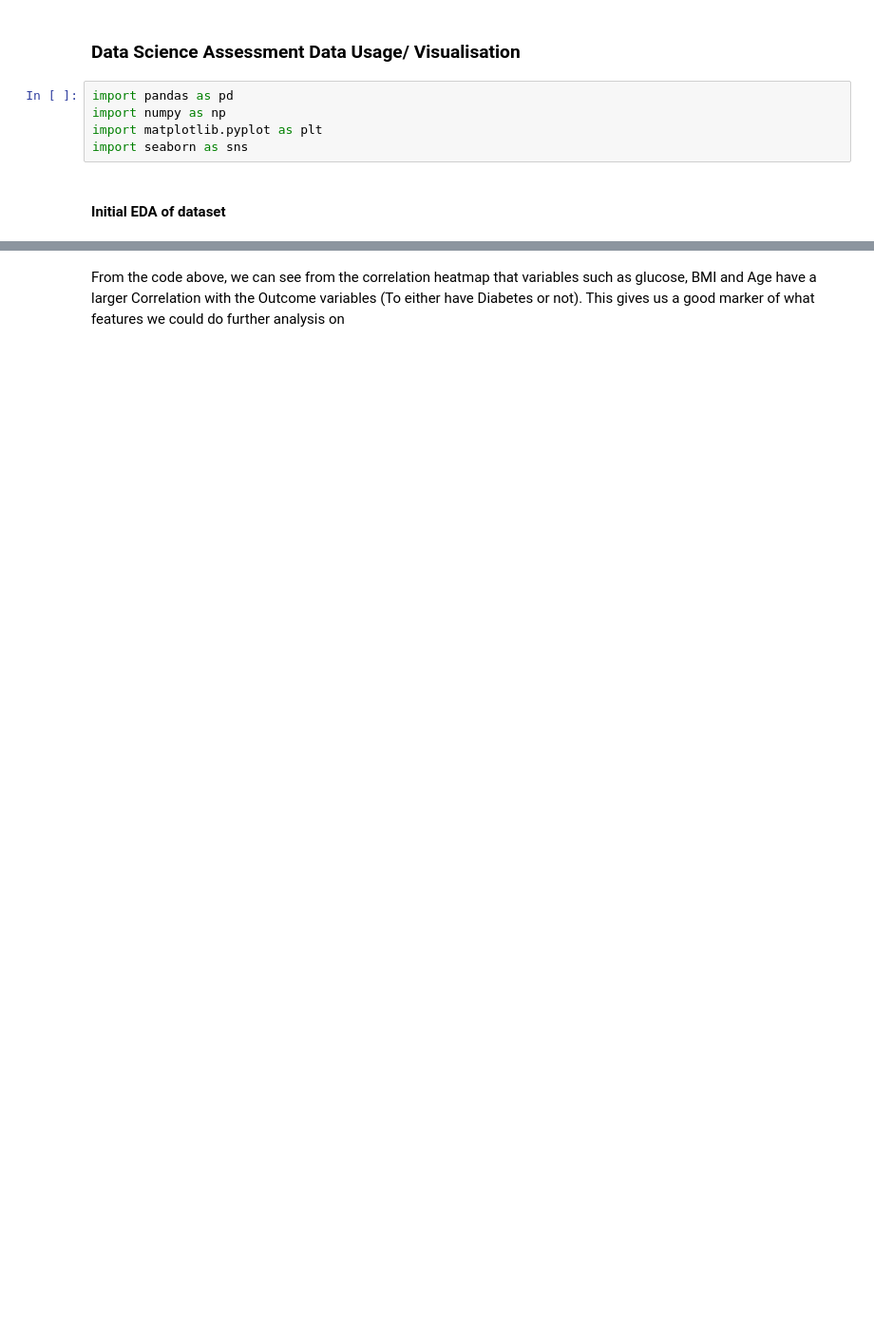
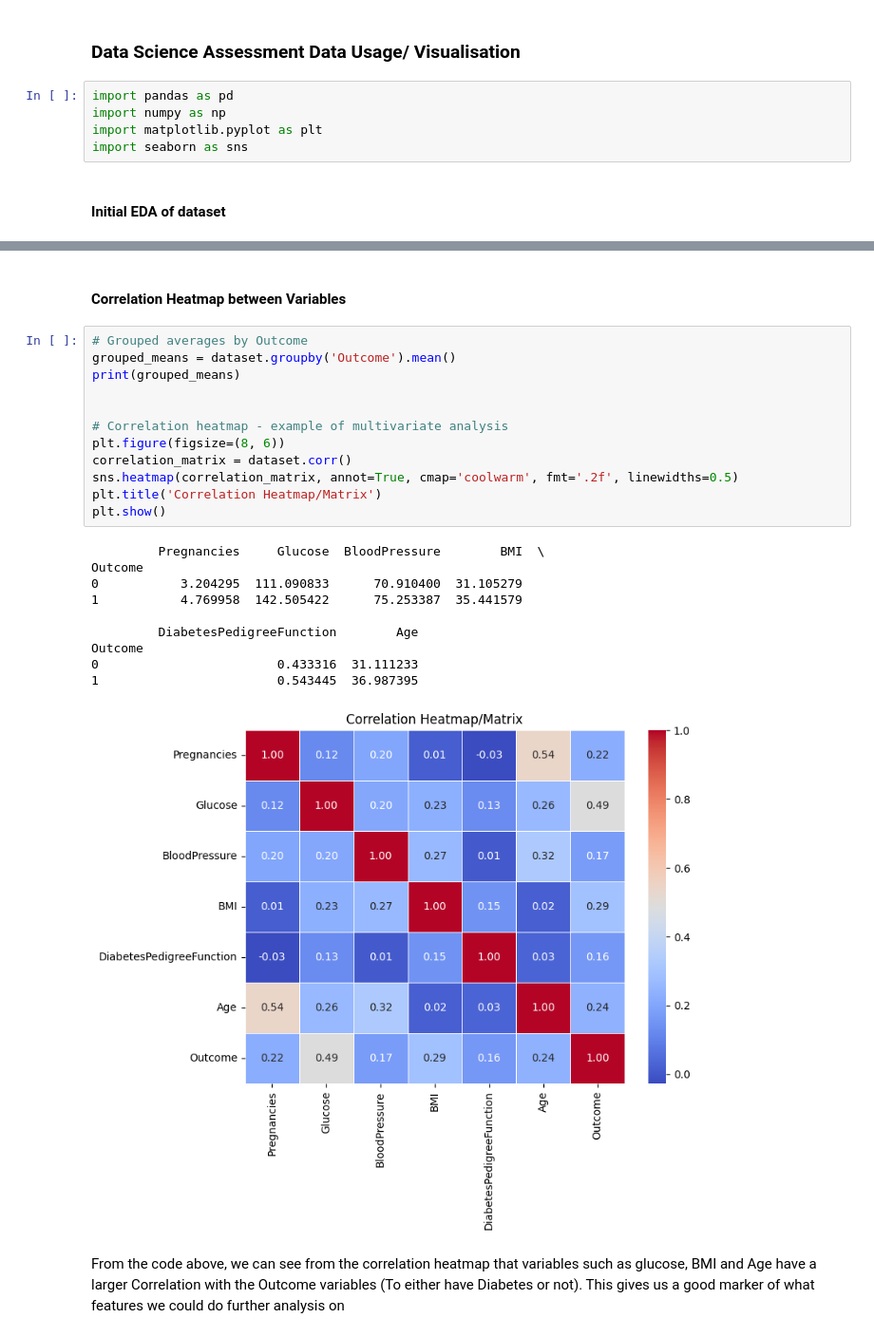
Before and after one commit to MattMW04/Data-Science-Assessment, a Jupyter notebook: Asessment-Data-Usage.ipynb, the cells around one changed output, grey strips where cells are left out. Shown: that part at 95% size. Cells and saved outputs as stored; diff of their text form; blank space fills up the shorter version.

Commit message:
Started reorganisation of visualisations

```diff
--- a/Asessment-Data-Usage.ipynb
+++ b/Asessment-Data-Usage.ipynb
@@ -120,2 +77,27 @@ Outcome
+# %% [markdown]
+#### Correlation Heatmap between Variables
+# %%
+# Grouped averages by Outcome
+grouped_means = dataset.groupby('Outcome').mean()
+print(grouped_means)
+
+
+# Correlation heatmap - example of multivariate analysis
+plt.figure(figsize=(8, 6))
+correlation_matrix = dataset.corr()
+sns.heatmap(correlation_matrix, annot=True, cmap='coolwarm', fmt='.2f', linewidths=0.5)
+plt.title('Correlation Heatmap/Matrix')
+plt.show()
+# %% [output]
+         Pregnancies     Glucose  BloodPressure        BMI  \
+Outcome
+0           3.204295  111.090833      70.910400  31.105279
+1           4.769958  142.505422      75.253387  35.441579
+
+         DiabetesPedigreeFunction        Age
+Outcome
+0                        0.433316  31.111233
+1                        0.543445  36.987395
+[figure, added]
 # %% [markdown]
 From the code above, we can see from the correlation heatmap that variables such as glucose, BMI and Age have a larger Correlation with the Outcome variables (To either have Diabetes or not). This gives us a good marker of what features we could do further analysis on
```
Also changed, not shown: parts of 19 cells of this notebook, 1 other file.
